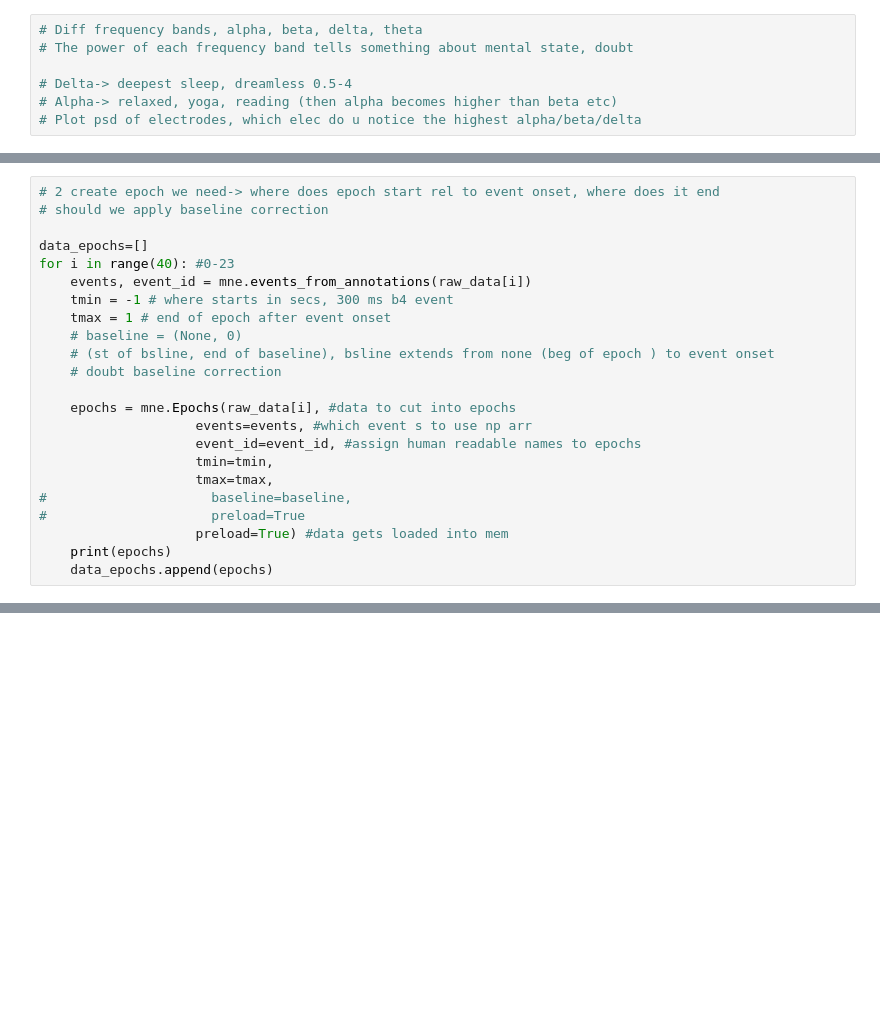
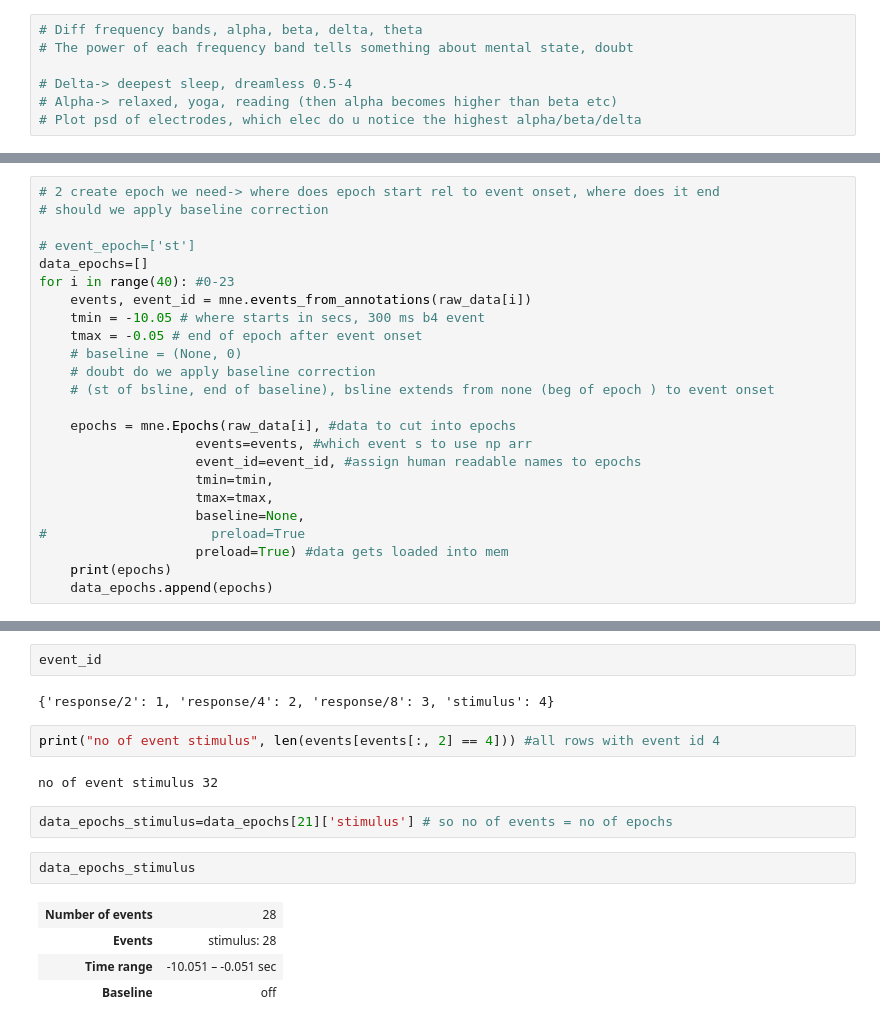
Before and after one commit to asmitahajra/mne-eeg, a Jupyter notebook: preprocessing_mw.ipynb, the cells around one changed output, grey strips where cells are left out. Saved outputs shown, nothing was run; the diff lists cells and outputs as text; blank space fills up the shorter version.

Commit message:
epoch 10s before event

```diff
--- a/preprocessing_mw.ipynb
+++ b/preprocessing_mw.ipynb
@@ -436,21 +476,22 @@ Effective window size : 8.000 (s)
 # 2 create epoch we need-> where does epoch start rel to event onset, where does it end
 # should we apply baseline correction
 
+# event_epoch=['st']
 data_epochs=[]
 for i in range(40): #0-23
     events, event_id = mne.events_from_annotations(raw_data[i])
-    tmin = -1 # where starts in secs, 300 ms b4 event
-    tmax = 1 # end of epoch after event onset
+    tmin = -10.05 # where starts in secs, 300 ms b4 event
+    tmax = -0.05 # end of epoch after event onset
     # baseline = (None, 0)
+    # doubt do we apply baseline correction
     # (st of bsline, end of baseline), bsline extends from none (beg of epoch ) to event onset
-    # doubt baseline correction
 
     epochs = mne.Epochs(raw_data[i], #data to cut into epochs
                     events=events, #which event s to use np arr
                     event_id=event_id, #assign human readable names to epochs
                     tmin=tmin,
                     tmax=tmax,
-#                     baseline=baseline,
+                    baseline=None,
 #                     preload=True
                     preload=True) #data gets loaded into mem
     print(epochs)
@@ -493,0 +547,17 @@ Loading data for 87 events and 513 original time points ...
+# %%
+event_id
+# %% [output]
+{'response/2': 1, 'response/4': 2, 'response/8': 3, 'stimulus': 4}
+# %%
+print("no of event stimulus", len(events[events[:, 2] == 4])) #all rows with event id 4
+# %% [output]
+no of event stimulus 32
+# %%
+data_epochs_stimulus=data_epochs[21]['stimulus'] # so no of events = no of epochs
+# %%
+data_epochs_stimulus
+# %% [output]
+| Number of events | 28 |
+| Events | stimulus: 28 |
+| Time range | -10.051 – -0.051 sec |
+| Baseline | off |
```
Also changed, not shown: parts of 19 cells of this notebook.
